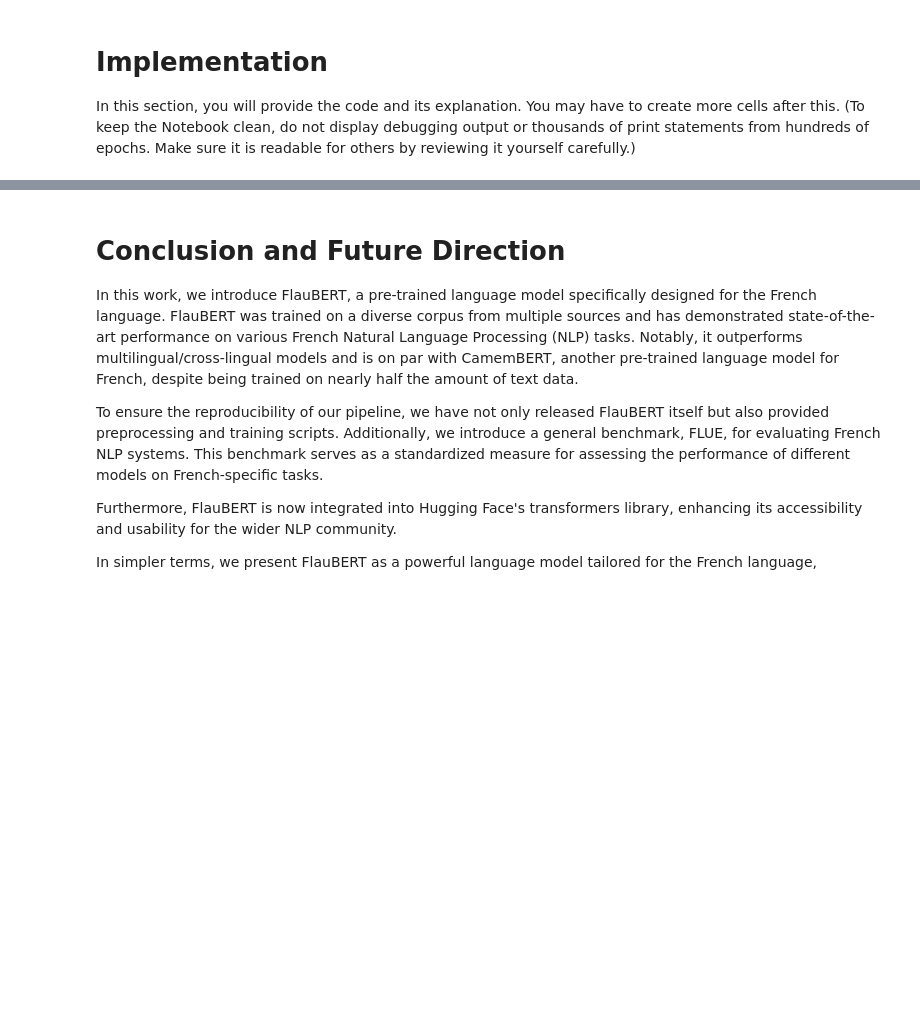
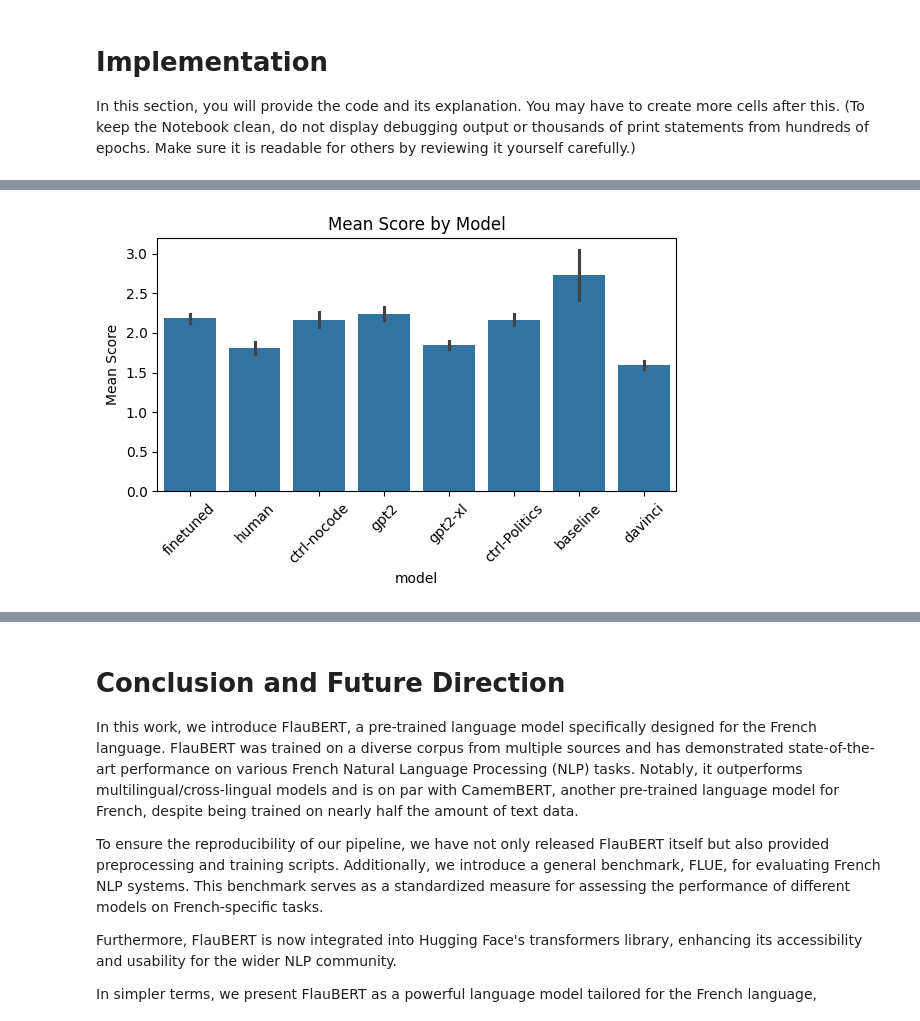
Before and after one commit to Harkiratsran7/Machine-Learning-French-Sentiment-Analysis, a Jupyter notebook: AIDI_1002_Final_Project.ipynb, the cells around one changed output, grey strips where cells are left out. Drawn from its saved outputs; the diff is of its cells as text; code cells hidden in the pictures; blank space fills up the shorter version.

```diff
--- a/AIDI_1002_Final_Project.ipynb
+++ b/AIDI_1002_Final_Project.ipynb
@@ -74,0 +274,11 @@ In this section, you will provide the code and its explanation. You may have to
+# %%
+# bar fir mean score by model
+plt.figure(figsize=[6, 4])
+ax = sns.barplot(x="model", y="points", data=df)
+ax.set_xticklabels(ax.get_xticklabels(), rotation=45)
+ax.set_ylabel("Mean Score")
+ax.set_title("Mean Score by Model")
+plt.tight_layout()
+plt.show()
+# %% [output]
+[figure, added]
```
Also changed, not shown: parts of 16 cells of this notebook.
